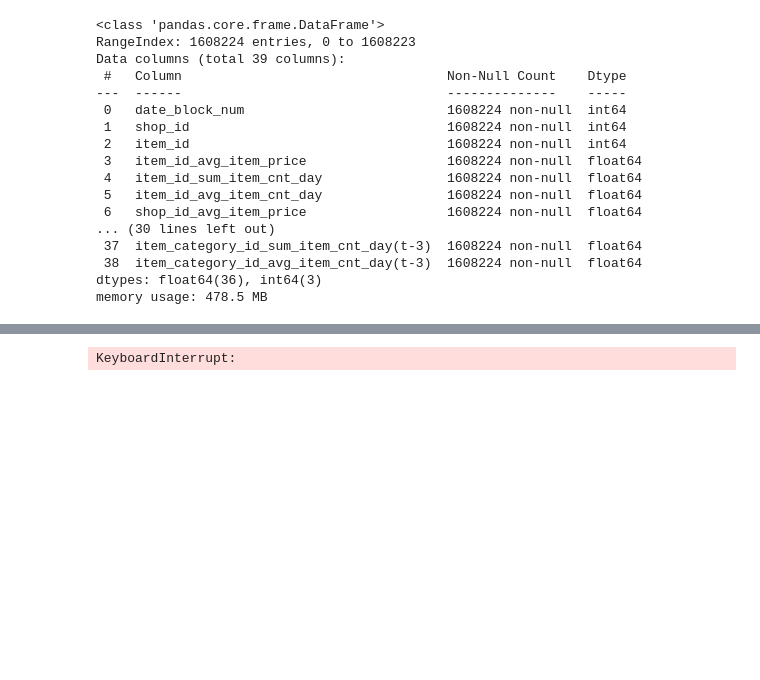
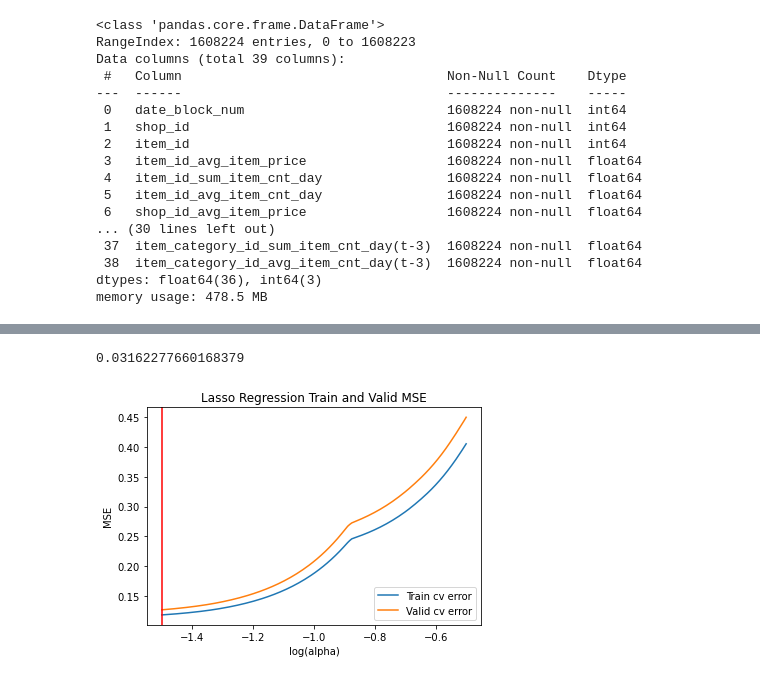
Before and after one commit to jguzman94/capstone-project, a Jupyter notebook: EDA_Progress.ipynb, the cells around one changed output, grey strips where cells are left out. Drawn from its saved outputs; the diff is of its cells as text; code cells hidden in the pictures; blank space fills up the shorter version.

Commit message:
Lasso run

```diff
--- a/EDA_Progress.ipynb
+++ b/EDA_Progress.ipynb
@@ -396,7 +389,7 @@ def cv(X_train, y_train, base_estimator, n_folds, random_seed=154):
         valid_cv_errors[idx] = mean_squared_error(y_cv_valid_std, y_cv_valid_pred)
     return train_cv_errors, valid_cv_errors
 # %%
-train_cv_errors, valid_cv_errors = cv(X, y, base_estimator=Ridge(alpha=0.5), n_folds=5, random_seed=154)
+train_cv_errors, valid_cv_errors = cv(X, y, base_estimator=Lasso(alpha=0.5), n_folds=5, random_seed=154)
 # %%
 print(f"Training CV error: {train_cv_errors.mean():.2f}")
 print(f"Test CV error: {valid_cv_errors.mean():.2f}")
@@ -445,10 +438,8 @@ def train_at_various_alphas(X_train, y_train, model, alphas, n_folds, random_see
         cv_errors_valid.loc[:,alpha] = valid_cv_errors
     return cv_errors_train, cv_errors_valid
 # %%
-alphas=np.logspace(-2,4, num=50)
-cv_errors_train, cv_errors_valid = train_at_various_alphas(X, y, model=Lasso, alphas=alphas, n_folds=5, random_seed=154)
+alphas=np.logspace(-1.5,-0.5, num=150)
+cv_errors_train, cv_errors_valid = train_at_various_alphas(X, y, model=Lasso, alphas=alphas, n_folds=10, random_seed=154)
-# %% [output]
-KeyboardInterrupt:
 # %%
 train_means, valid_means = cv_errors_train.mean(axis=0), cv_errors_valid.mean(axis=0)
 # %%
@@ -459,12 +450,16 @@ optimal_alpha = alphas[optimal_idx]
 #method 2:
 optimal_alpha = valid_means.idxmin()
 optimal_alpha
+# %% [output]
+0.03162277660168379
 # %%
 fig, ax = plt.subplots()
 ax.plot(np.log10(alphas), train_means, label='Train cv error')
 ax.plot(np.log10(alphas), valid_means, label='Valid cv error')
 ax.axvline(np.log10(valid_means.idxmin()), color='red')
 ax.legend()
-ax.set_title('Ridge Regression Train and Valid MSE')
+ax.set_title('Lasso Regression Train and Valid MSE')
 ax.set_xlabel('log(alpha)')
 ax.set_ylabel('MSE');
+# %% [output]
+[figure, added]
```
Also changed, not shown: parts of 6 cells of this notebook.
